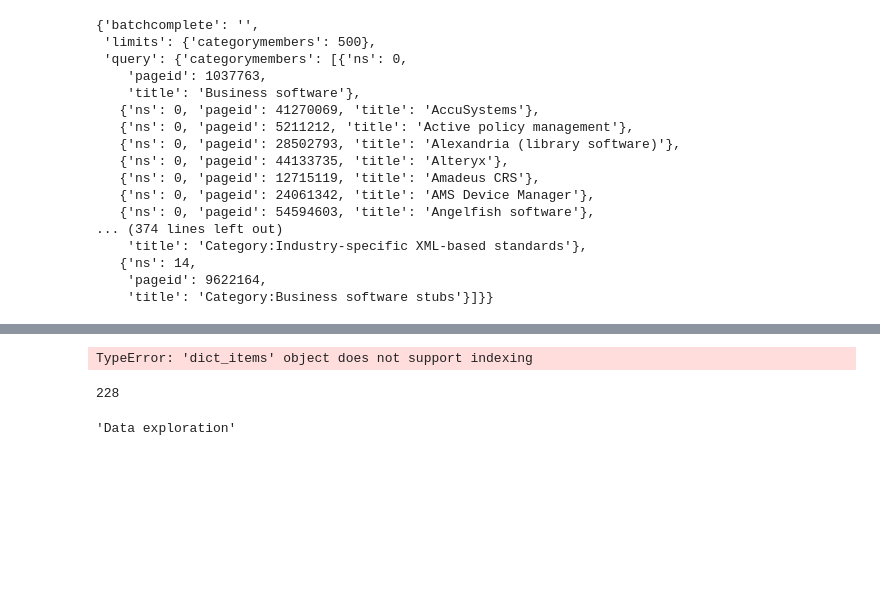
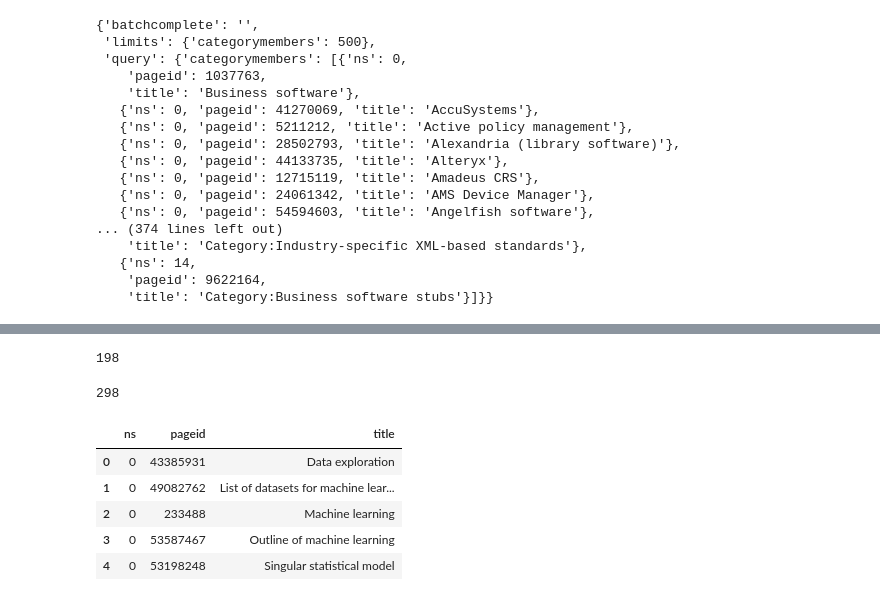
Before and after one commit to datascience-sakshi/Wikipedia_NLP_and_Semantic_Search, a Jupyter notebook: ipynb/Project_4_Working_Copy_2017-08-16.ipynb, the cells around one changed output, grey strips where cells are left out. Saved outputs shown, nothing was run; the diff lists cells and outputs as text; code cells hidden in the pictures; blank space fills up the shorter version.

```diff
--- a/ipynb/Project_4_Working_Copy_2017-08-16.ipynb
+++ b/ipynb/Project_4_Working_Copy_2017-08-16.ipynb
@@ -110,12 +155,43 @@ def get_article_titles (category_name):
+# %%
+def grab_article_names (category_name):
+    category_name_df = dfize_category_names(category_name)
+    articles_list = []
+
+    category_mask = category_name_df['title'].str.contains('Category:')
+    articles_df = category_name_df[~category_mask]
+    articles_list.append(articles_df)
+    article_titles_list = articles_df['title'].tolist()
+
+    return article_titles_list
 # %%
-get_article_titles('Category:Machine_learning')
+len(grab_article_names('Category:Machine_learning'))
 # %% [output]
-TypeError: 'dict_items' object does not support indexing
+198
-# %%
-len(jsonify_wiki_category('Category:Machine_learning')['query']['categorymembers'])
-# %% [output]
-228
-# %%
-jsonify_wiki_category('Category:Machine_learning')['query']['categorymembers'][0]['title']
-# %% [output]
-'Data exploration'
+# %%
+len(grab_article_names('Category:Business_software'))
+# %% [output]
+298
+# %%
+def recurs_grab_article_names (category_name):
+
+    category_name_df = dfize_category_names(category_name)
+    articles_list = []
+
+    category_mask = category_name_df['title'].str.contains('Category:')
+
+    articles_df = category_name_df[~category_mask]
+    articles_list.append(articles_df)
+
+    subcat_list = category_name_df[category_mask]['title'].tolist()
+
+    if len(subcat_list) > 0:
+        for cat in subcat_list:
+            articles_list.append(grab_article_names(cat))
+
+    articles_df = pd.concat(articles_list)
+    articles_df.drop_duplicates(inplace=True)
+    articles_df.reset_index()
+
+    return articles_df
+# %%
+ml_categories_df = recurs_grab_article_names('Category:Machine_learning')
@@ -122,3 +201,12 @@ jsonify_wiki_category('Category:Machine_learning')['query']['categorymembers'][0
+# %%
+ml_categories_df.head()
+# %% [output]
+|  | ns | pageid | title |
+| 0 | 0 | 43385931 | Data exploration |
+| 1 | 0 | 49082762 | List of datasets for machine lear... |
+| 2 | 0 | 233488 | Machine learning |
+| 3 | 0 | 53587467 | Outline of machine learning |
+| 4 | 0 | 53198248 | Singular statistical model |
 # %%
 # write a function that jsonifies the articles
 
```
Also changed, not shown: parts of 24 cells of this notebook, 2 other files.
